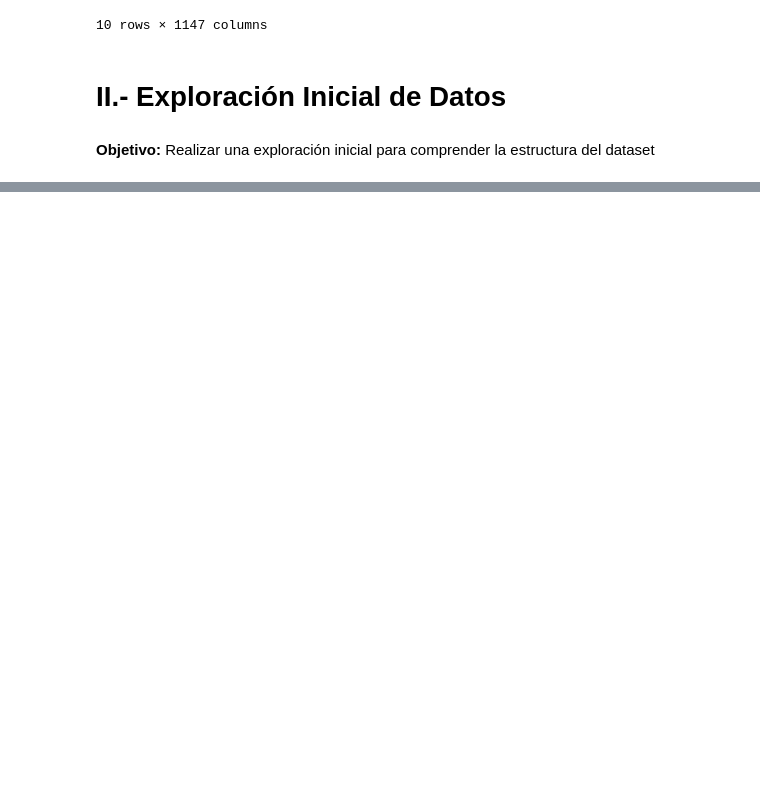
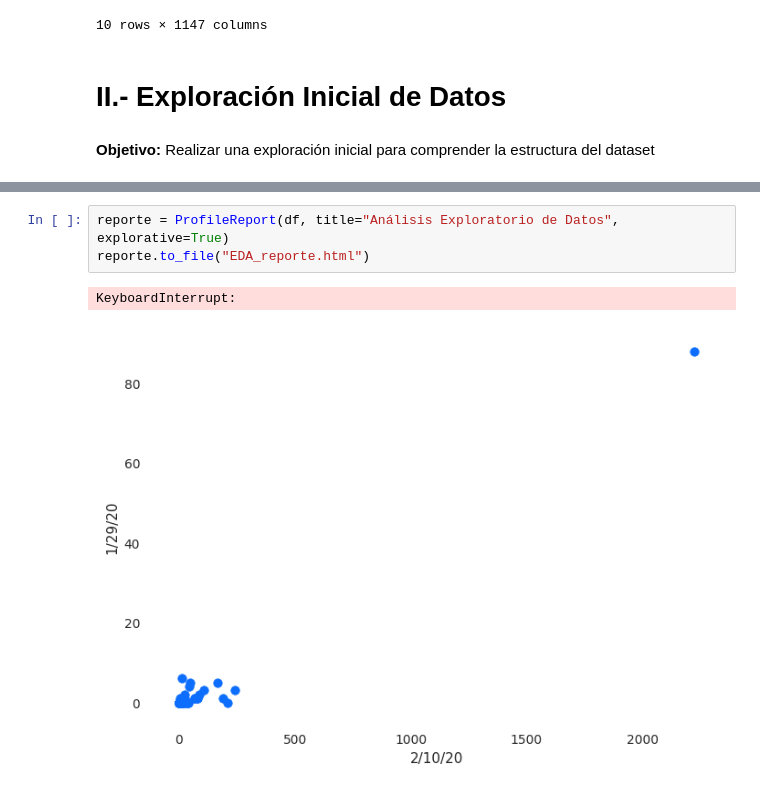
Before and after one commit to jasolano61/Sistemas-Ciberfisicos-y-Aprendizaje-automatico, a Jupyter notebook: AprendizajeAutomatico/tarea1/Tarea1.ipynb, the cells around one changed output, grey strips where cells are left out. Saved outputs shown, nothing was run; the diff lists cells and outputs as text; blank space fills up the shorter version.

```diff
--- a/AprendizajeAutomatico/tarea1/Tarea1.ipynb
+++ b/AprendizajeAutomatico/tarea1/Tarea1.ipynb
@@ -101,0 +306,6 @@ dataset
+# %%
+reporte = ProfileReport(df, title="Análisis Exploratorio de Datos", explorative=True)
+reporte.to_file("EDA_reporte.html")
+# %% [output]
+KeyboardInterrupt:
+[figure, added]
```
Also changed, not shown: parts of 28 cells of this notebook.
